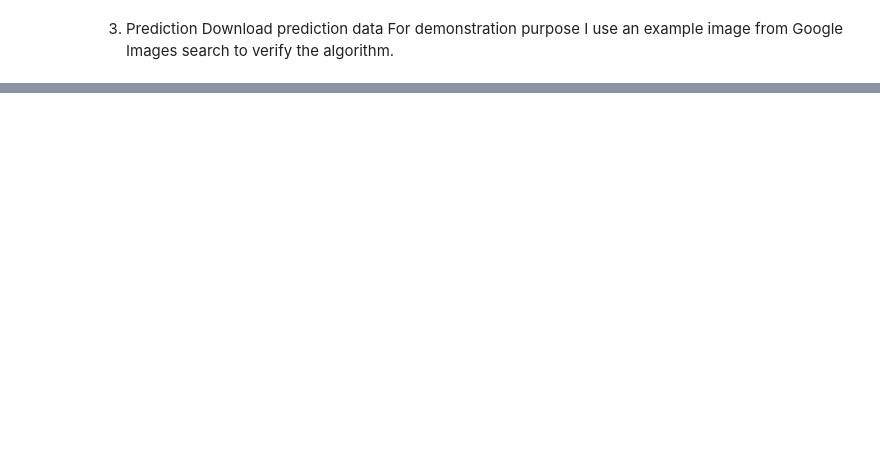
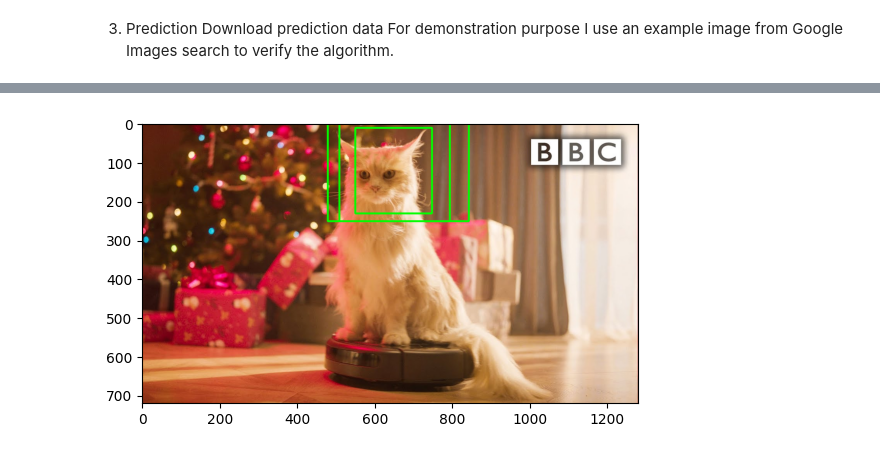
Before and after one commit to Hollyys/ObjectDetection, a Jupyter notebook: R_CNN.ipynb, the cells around one changed output, grey strips where cells are left out. Cells and saved outputs as stored; diff of their text form; code cells hidden in the pictures; blank space fills up the shorter version.

```diff
--- a/R_CNN.ipynb
+++ b/R_CNN.ipynb
@@ -232,0 +319,3 @@ plt.show()
+# %%
+predicton_rectangles = region_proposals(prediction)
+images_to_file_prediction(prediction, predicton_rectangles, path="./prediction/pred")
@@ -232,0 +324,6 @@ plt.show()
+# %%
+# When doing prediction ALWAYS set the shuffle parameter to False. Otherwise you can't trace the order of files correctly.
+prediction_data = keras.utils.image_dataset_from_directory("./prediction", image_size=(227,227), shuffle=False)
+
+# Model prediction
+prediction_output = model.predict(prediction_data, batch_size=1)
@@ -232,0 +334,31 @@ plt.show()
+# %%
+def _restructure_rectangles_xy(old_rects):
+    """Converts rectangles from (x, y, w, h) to (x1, y1, x2, y2)"""
+    x1 = old_rects[:,0]
+    x2 = old_rects[:,1]
+    y1 = old_rects[:,2]
+    y2 = old_rects[:,3]
+
+    rects_new = old_rects.copy()
+    rects_new[:,1] = x1
+    rects_new[:,0] = y1
+    rects_new[:,3] = x2
+    rects_new[:,2] = y2
+    return rects_new
+
+new_pred_rects = _restructure_rectangles_xy(predicton_rectangles)
+# %%
+# Method that "prunes away boxes that have high intersection-over-union (IOU) overlap with previously selected boxes" (Tensorflow Docs)
+predictions = tf.image.non_max_suppression(new_pred_rects, prediction_output[:,0], max_output_size=3, iou_threshold=0.5)
+# %%
+image = plt.imread("./prediction.jpg")
+
+for ind_rect in predictions.numpy():
+    img_index = int(prediction_data.file_paths[ind_rect].split("/")[-1].split(".")[0])
+    rectangle_coordinates = predicton_rectangles[img_index].astype(int)
+    rectangled_image = cv2.rectangle(image, (rectangle_coordinates[0], rectangle_coordinates[2]), (rectangle_coordinates[1], rectangle_coordinates[3]), (0, 255, 0), 3)
+    plt.imshow(rectangled_image)
+
+plt.show()
+# %% [output]
+[figure, added]
```
Also changed, not shown: parts of 12 cells of this notebook.
